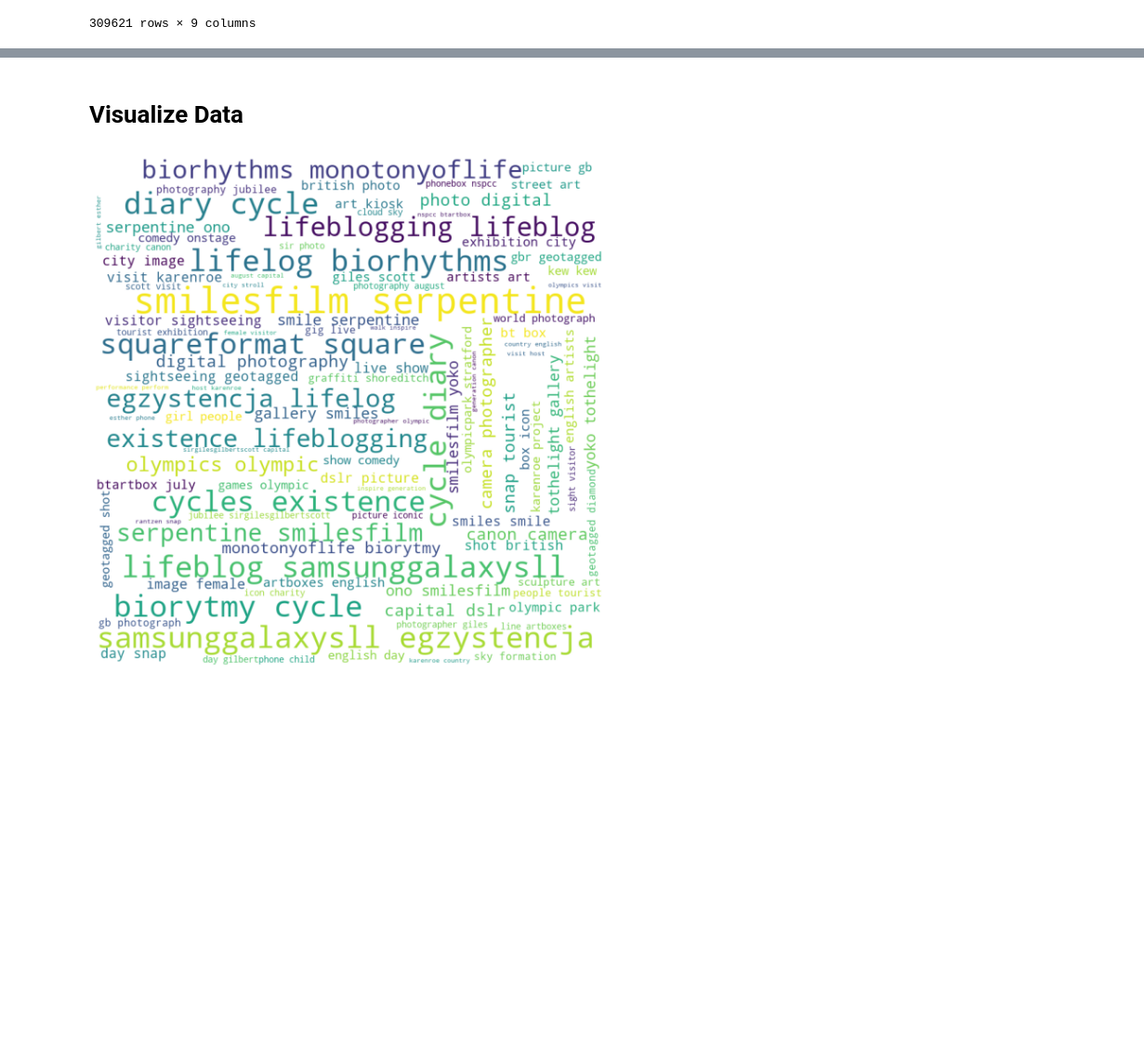
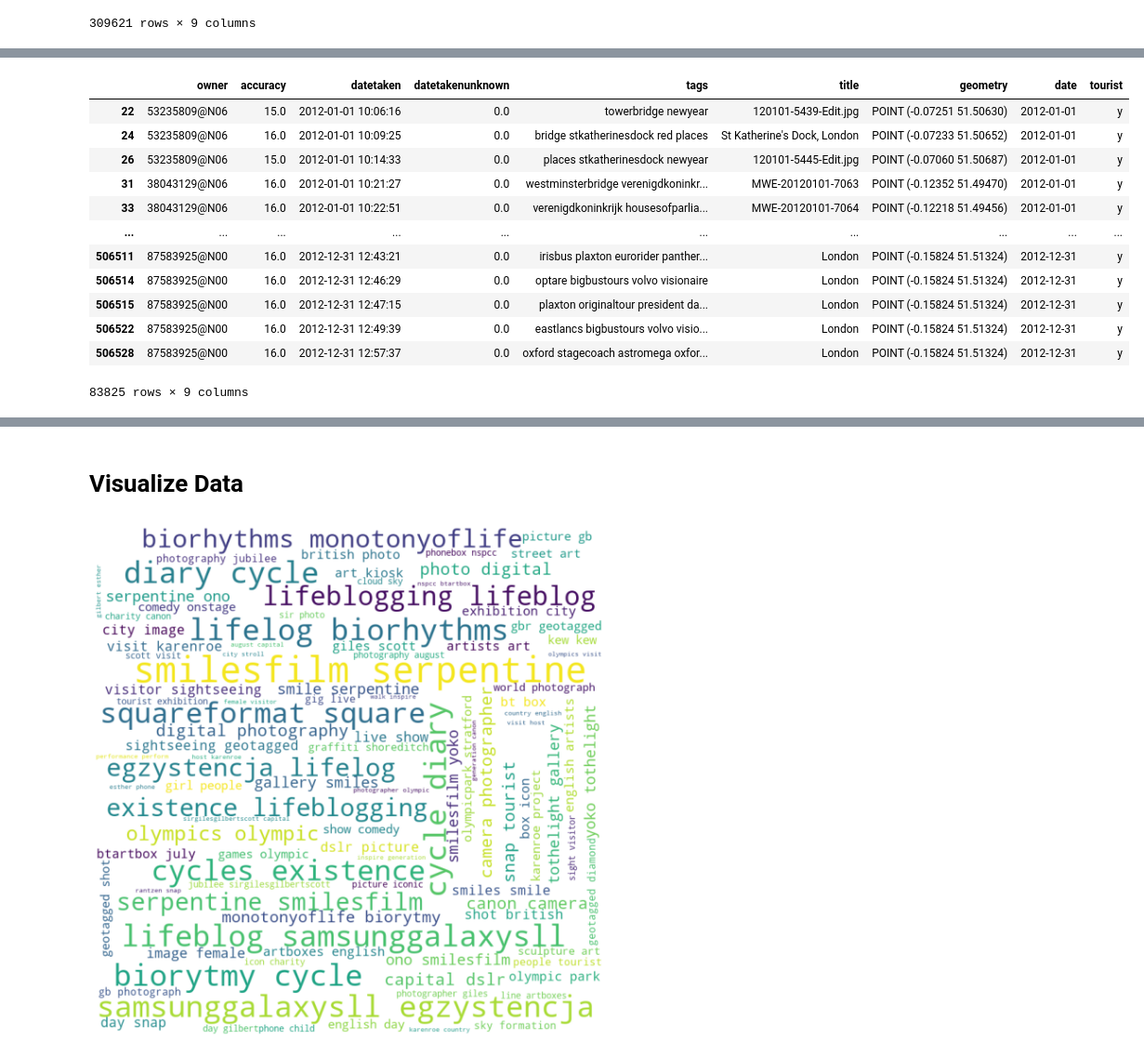
Before and after one commit to leyixu21/Semantic-Trajectory, a Jupyter notebook: clean_flickr_data.ipynb, the cells around one changed output, grey strips where cells are left out. Shown at 93% size. Drawn from its saved outputs; the diff is of its cells as text; code cells hidden in the pictures; blank space fills up the shorter version.

```diff
--- a/clean_flickr_data.ipynb
+++ b/clean_flickr_data.ipynb
@@ -587,3 +604,20 @@ gdf
+# %%
+gdf_tourists = gdf[gdf['tourist']=='y']
+gdf_tourists
+# %% [output]
+|  | owner | accuracy | datetaken | datetakenunknown | tags | title | geometry | date | tourist |
+| 22 | 53235809@N06 | 15.0 | 2012-01-01 10:06:16 | 0.0 | towerbridge newyear | 120101-5439-Edit.jpg | POINT (-0.07251 51.50630) | 2012-01-01 | y |
+| 24 | 53235809@N06 | 16.0 | 2012-01-01 10:09:25 | 0.0 | bridge stkatherinesdock red places | St Katherine's Dock, London | POINT (-0.07233 51.50652) | 2012-01-01 | y |
+| 26 | 53235809@N06 | 15.0 | 2012-01-01 10:14:33 | 0.0 | places stkatherinesdock newyear | 120101-5445-Edit.jpg | POINT (-0.07060 51.50687) | 2012-01-01 | y |
+| 31 | 38043129@N06 | 16.0 | 2012-01-01 10:21:27 | 0.0 | westminsterbridge verenigdkoninkr... | MWE-20120101-7063 | POINT (-0.12352 51.49470) | 2012-01-01 | y |
+| 33 | 38043129@N06 | 16.0 | 2012-01-01 10:22:51 | 0.0 | verenigdkoninkrijk housesofparlia... | MWE-20120101-7064 | POINT (-0.12218 51.49456) | 2012-01-01 | y |
+| ... | ... | ... | ... | ... | ... | ... | ... | ... | ... |
+| 506511 | 87583925@N00 | 16.0 | 2012-12-31 12:43:21 | 0.0 | irisbus plaxton eurorider panther... | London | POINT (-0.15824 51.51324) | 2012-12-31 | y |
+| 506514 | 87583925@N00 | 16.0 | 2012-12-31 12:46:29 | 0.0 | optare bigbustours volvo visionaire | London | POINT (-0.15824 51.51324) | 2012-12-31 | y |
+| 506515 | 87583925@N00 | 16.0 | 2012-12-31 12:47:15 | 0.0 | plaxton originaltour president da... | London | POINT (-0.15824 51.51324) | 2012-12-31 | y |
+| 506522 | 87583925@N00 | 16.0 | 2012-12-31 12:49:39 | 0.0 | eastlancs bigbustours volvo visio... | London | POINT (-0.15824 51.51324) | 2012-12-31 | y |
+| 506528 | 87583925@N00 | 16.0 | 2012-12-31 12:57:37 | 0.0 | oxford stagecoach astromega oxfor... | London | POINT (-0.15824 51.51324) | 2012-12-31 | y |
+83825 rows × 9 columns
 # %%
 # group data by users
 gdf_gb_users = gdf.groupby('owner', as_index=False)
```
Also changed, not shown: parts of 6 cells of this notebook.
